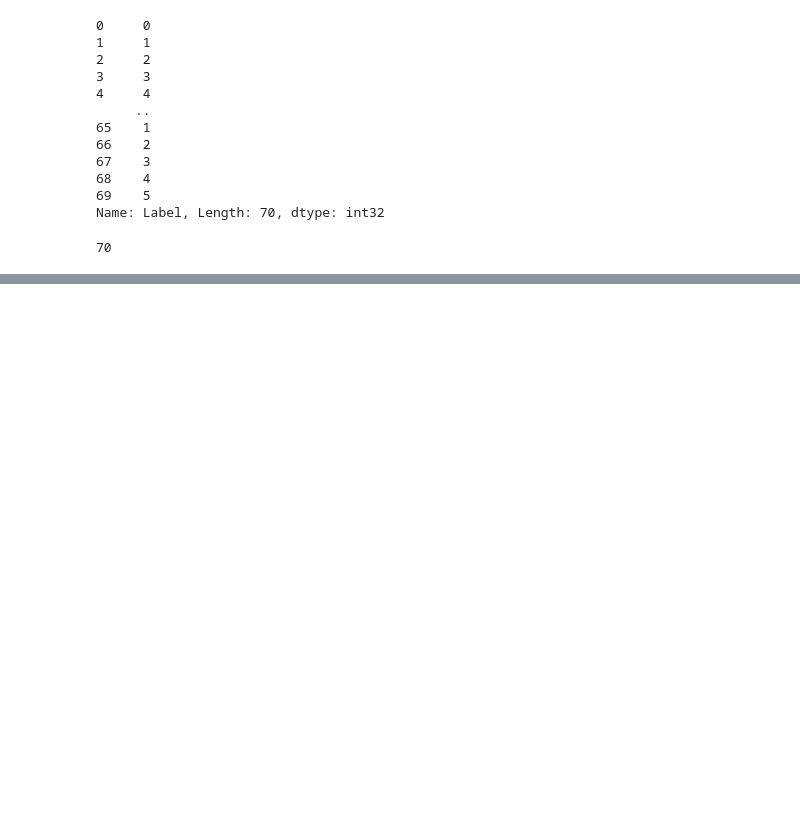
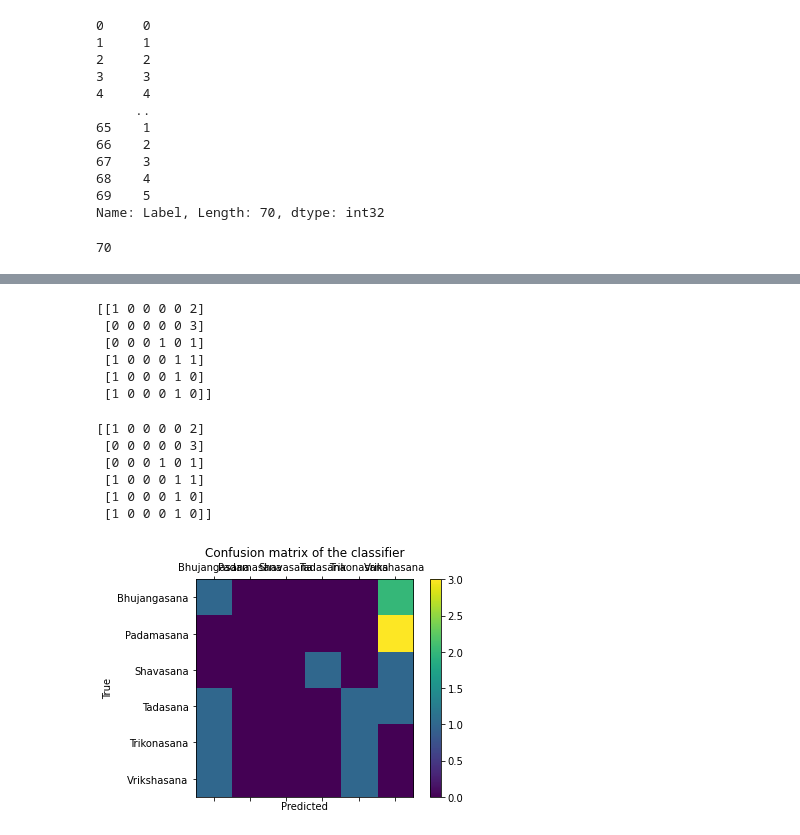
Before and after one commit to radhamujumdar/Yoga_Class-Analysis, a Jupyter notebook: Frames_folder.ipynb, the cells around one changed output, grey strips where cells are left out. Drawn from its saved outputs; the diff is of its cells as text; code cells hidden in the pictures; blank space fills up the shorter version.

```diff
--- a/Frames_folder.ipynb
+++ b/Frames_folder.ipynb
@@ -560,0 +767,37 @@ print(mask_x_train.shape, y_train.shape)
+# %%
+y_pred = model.predict(mask_x_test)
+y_pred = np.argmax(y_pred,axis=1)
+plt.ylabel('Actal Values')
+plt.xlabel('Predicted Values')
+print(confusion_matrix(y_test, y_pred))
+# %% [output]
+[[1 0 0 0 0 2]
+ [0 0 0 0 0 3]
+ [0 0 0 1 0 1]
+ [1 0 0 0 1 1]
+ [1 0 0 0 1 0]
+ [1 0 0 0 1 0]]
+# %%
+from sklearn.metrics import confusion_matrix
+
+labels = ['Bhujangasana','Padamasana','Shavasana','Tadasana','Trikonasana','Vrikshasana']
+cm = confusion_matrix(y_test,y_pred)
+print(cm)
+fig = plt.figure()
+ax = fig.add_subplot(111)
+cax = ax.matshow(cm)
+plt.title('Confusion matrix of the classifier')
+fig.colorbar(cax)
+ax.set_xticklabels([''] + labels)
+ax.set_yticklabels([''] + labels)
+plt.xlabel('Predicted')
+plt.ylabel('True')
+plt.show()
+# %% [output]
+[[1 0 0 0 0 2]
+ [0 0 0 0 0 3]
+ [0 0 0 1 0 1]
+ [1 0 0 0 1 1]
+ [1 0 0 0 1 0]
+ [1 0 0 0 1 0]]
+[figure, added]
```
Also changed, not shown: parts of 21 cells of this notebook, 2 other files.
